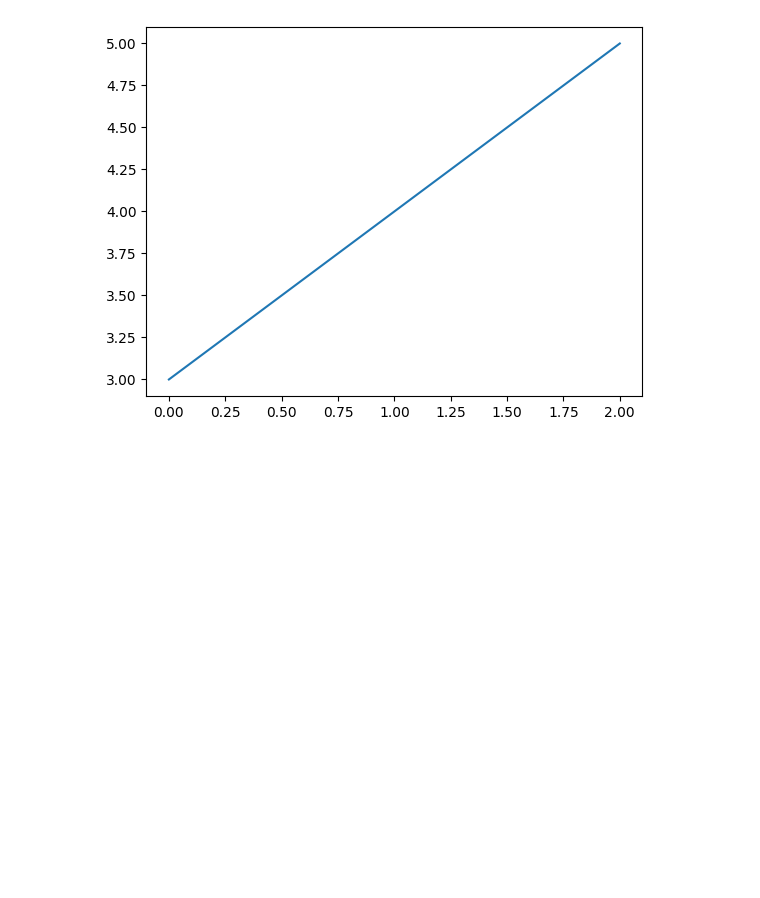
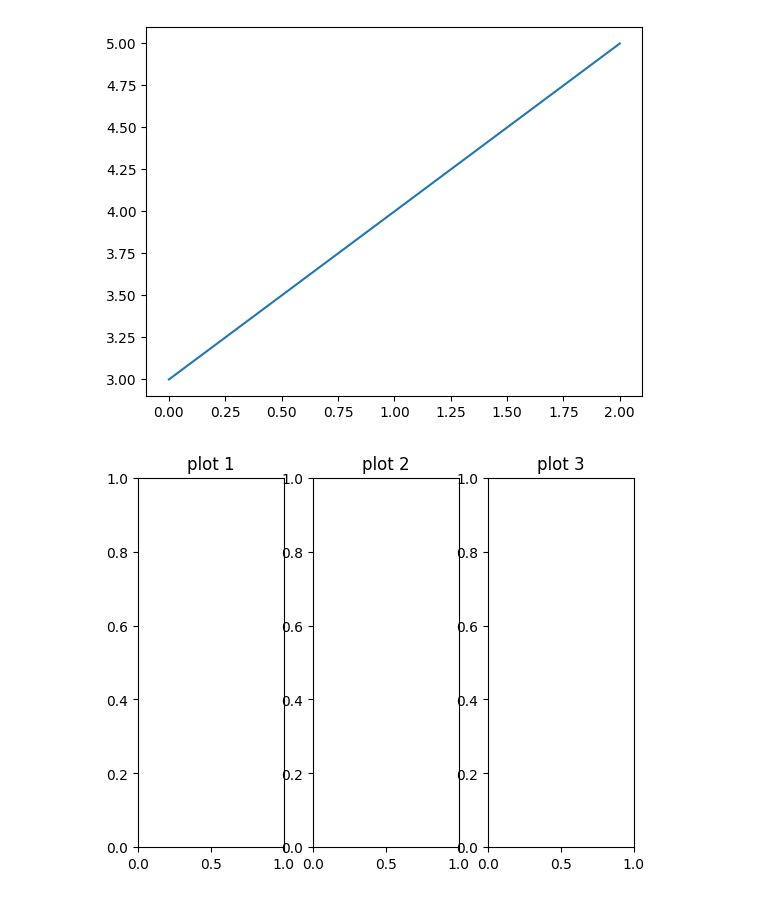
Before and after one commit to kevin20230725/2023__07__29, a Jupyter notebook: lesson14_2.ipynb, the cells around one changed output. Drawn from its saved outputs; the diff is of its cells as text; code cells hidden in the pictures; blank space fills up the shorter version.

```diff
--- a/lesson14_2.ipynb
+++ b/lesson14_2.ipynb
@@ -18,3 +20,17 @@ ax_1.plot(X,Y)
 plt.show()
 # %% [output]
 [figure]
+# %%
+figure = plt.figure()
+axes1 = figure.add_subplot(1,3,1)       # row : col = 1:3，然後1*3=3等分，所以最後位置總共可以填到3，最後的1代表第1個分割位置
+axes1.set_title('plot 1')
+
+axes1 = figure.add_subplot(1,3,2)
+axes1.set_title('plot 2')
+
+axes1 = figure.add_subplot(1,3,3)
+axes1.set_title('plot 3')
+
+plt.show()
+# %% [output]
+[figure, added]
```
Also changed, not shown: parts of 4 cells of this notebook.
